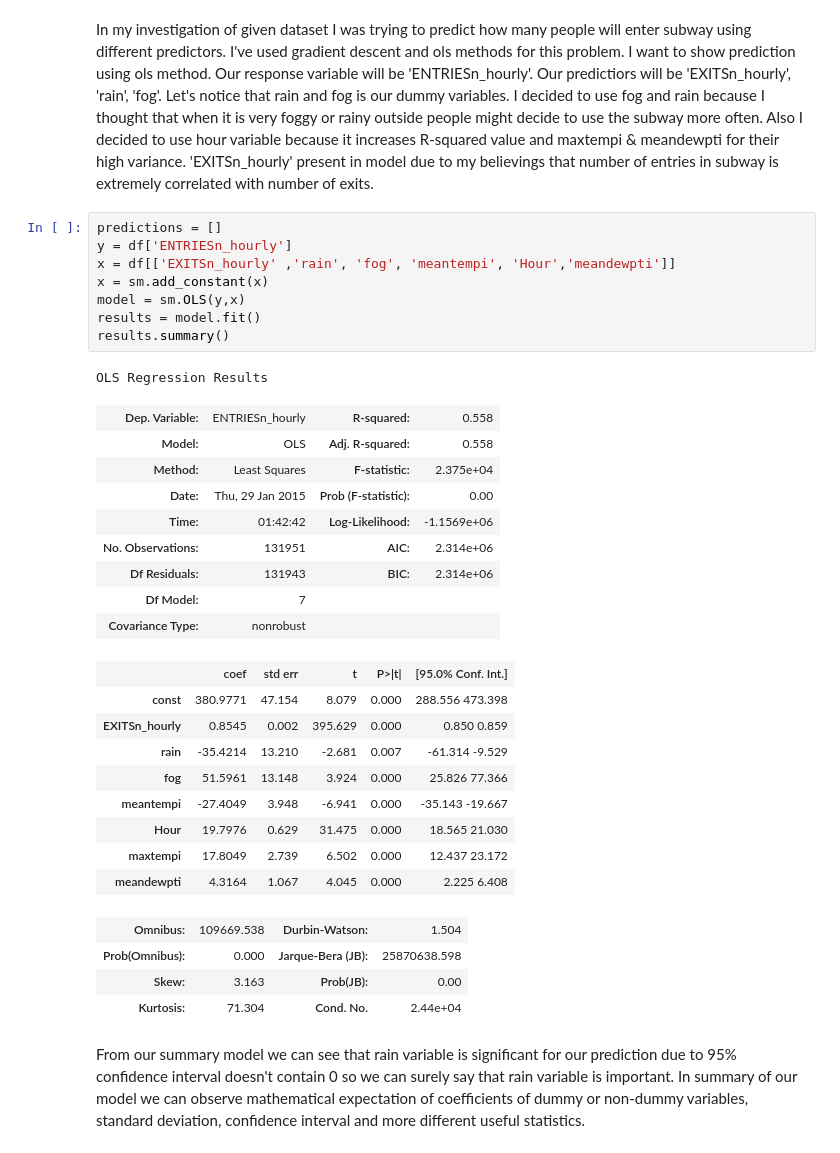
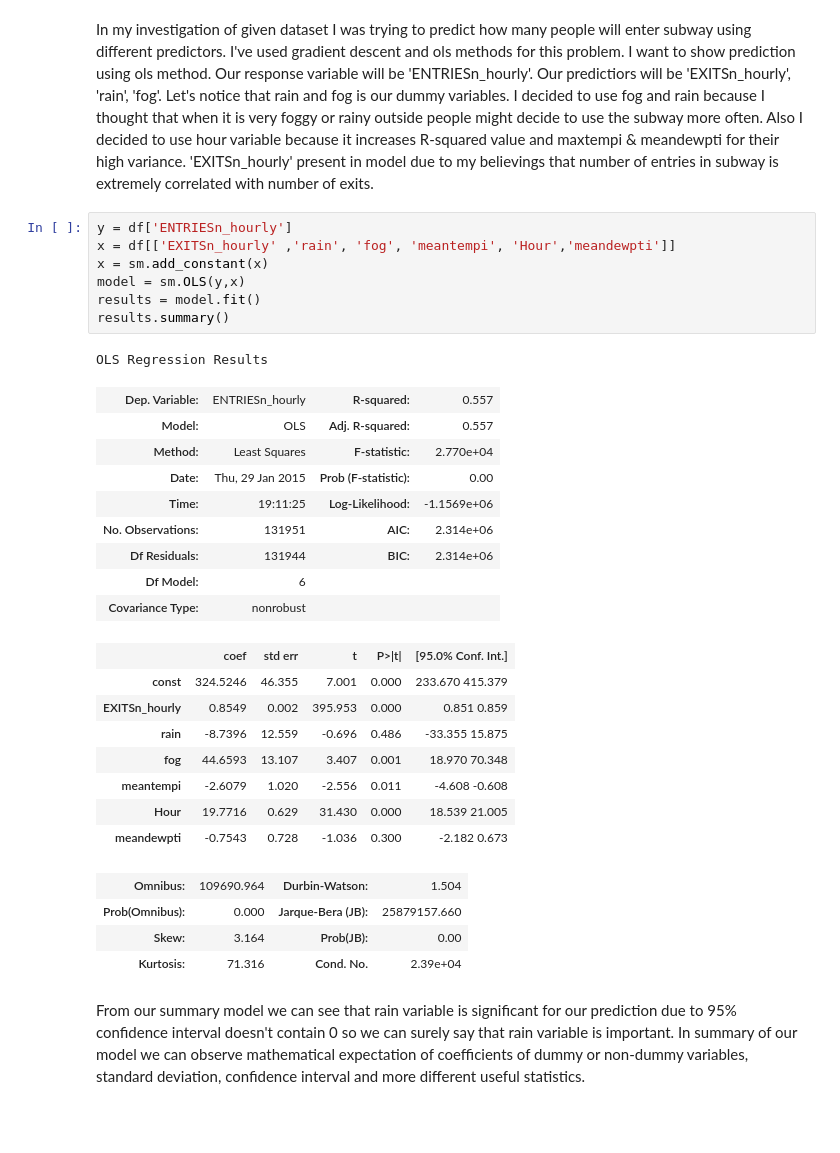
Before and after one commit to orenov/udacity-nanodegree-data-analyst, a Jupyter notebook: Intro-to-Data-Science/Project/AnalyzingSubwayData.ipynb, the cells around one changed output. Saved outputs shown, nothing was run; the diff lists cells and outputs as text; blank space fills up the shorter version.

```diff
--- a/Intro-to-Data-Science/Project/AnalyzingSubwayData.ipynb
+++ b/Intro-to-Data-Science/Project/AnalyzingSubwayData.ipynb
@@ -85,37 +85,35 @@ Our response variable will be 'ENTRIESn_hourly'.
 Our predictiors will be 'EXITSn_hourly', 'rain', 'fog'.
 Let's notice that rain and fog is our dummy variables. I decided to use fog and rain because I thought that when it is very foggy or rainy outside people might decide to use the subway more often. Also I decided to use hour variable because it increases R-squared value and maxtempi & meandewpti for their high variance. 'EXITSn_hourly' present in model due to my believings that number of entries in subway is extremely correlated with number of exits.
 # %%
-predictions = []
 y = df['ENTRIESn_hourly']
 x = df[['EXITSn_hourly' ,'rain', 'fog', 'meantempi', 'Hour','meandewpti']]
 x = sm.add_constant(x)
 model = sm.OLS(y,x)
 results = model.fit()
 results.summary()
 # %% [output]
 OLS Regression Results
-| Dep. Variable: | ENTRIESn_hourly | R-squared: | 0.558 |
-| Model: | OLS | Adj. R-squared: | 0.558 |
-| Method: | Least Squares | F-statistic: | 2.375e+04 |
+| Dep. Variable: | ENTRIESn_hourly | R-squared: | 0.557 |
+| Model: | OLS | Adj. R-squared: | 0.557 |
+| Method: | Least Squares | F-statistic: | 2.770e+04 |
 | Date: | Thu, 29 Jan 2015 | Prob (F-statistic): | 0.00 |
-| Time: | 01:42:42 | Log-Likelihood: | -1.1569e+06 |
+| Time: | 19:11:25 | Log-Likelihood: | -1.1569e+06 |
 | No. Observations: | 131951 | AIC: | 2.314e+06 |
-| Df Residuals: | 131943 | BIC: | 2.314e+06 |
-| Df Model: | 7 |  |  |
+| Df Residuals: | 131944 | BIC: | 2.314e+06 |
+| Df Model: | 6 |  |  |
 | Covariance Type: | nonrobust |  |  |
 |  | coef | std err | t | P>|t| | [95.0% Conf. Int.] |
-| const | 380.9771 | 47.154 | 8.079 | 0.000 | 288.556 473.398 |
-| EXITSn_hourly | 0.8545 | 0.002 | 395.629 | 0.000 | 0.850 0.859 |
-| rain | -35.4214 | 13.210 | -2.681 | 0.007 | -61.314 -9.529 |
-| fog | 51.5961 | 13.148 | 3.924 | 0.000 | 25.826 77.366 |
-| meantempi | -27.4049 | 3.948 | -6.941 | 0.000 | -35.143 -19.667 |
-| Hour | 19.7976 | 0.629 | 31.475 | 0.000 | 18.565 21.030 |
-| maxtempi | 17.8049 | 2.739 | 6.502 | 0.000 | 12.437 23.172 |
-| meandewpti | 4.3164 | 1.067 | 4.045 | 0.000 | 2.225 6.408 |
+| const | 324.5246 | 46.355 | 7.001 | 0.000 | 233.670 415.379 |
+| EXITSn_hourly | 0.8549 | 0.002 | 395.953 | 0.000 | 0.851 0.859 |
+| rain | -8.7396 | 12.559 | -0.696 | 0.486 | -33.355 15.875 |
+| fog | 44.6593 | 13.107 | 3.407 | 0.001 | 18.970 70.348 |
+| meantempi | -2.6079 | 1.020 | -2.556 | 0.011 | -4.608 -0.608 |
+| Hour | 19.7716 | 0.629 | 31.430 | 0.000 | 18.539 21.005 |
+| meandewpti | -0.7543 | 0.728 | -1.036 | 0.300 | -2.182 0.673 |
-| Omnibus: | 109669.538 | Durbin-Watson: | 1.504 |
-| Prob(Omnibus): | 0.000 | Jarque-Bera (JB): | 25870638.598 |
-| Skew: | 3.163 | Prob(JB): | 0.00 |
-| Kurtosis: | 71.304 | Cond. No. | 2.44e+04 |
+| Omnibus: | 109690.964 | Durbin-Watson: | 1.504 |
+| Prob(Omnibus): | 0.000 | Jarque-Bera (JB): | 25879157.660 |
+| Skew: | 3.164 | Prob(JB): | 0.00 |
+| Kurtosis: | 71.316 | Cond. No. | 2.39e+04 |
 # %% [markdown]
    From our summary model we can see that rain variable is significant for our prediction due to 95% confidence interval doesn't contain 0 so we can surely say that rain variable is important. In summary of our model we can observe mathematical expectation of coefficients of dummy or non-dummy variables, standard deviation, confidence interval and more different useful statistics.
 # %% [markdown]
```
Also changed, not shown: parts of 12 cells of this notebook.
